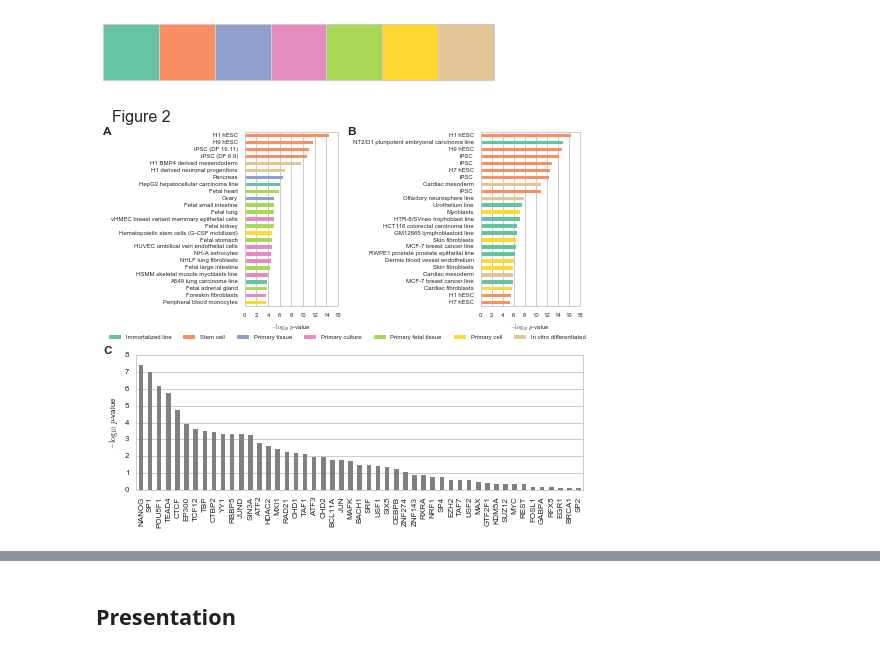
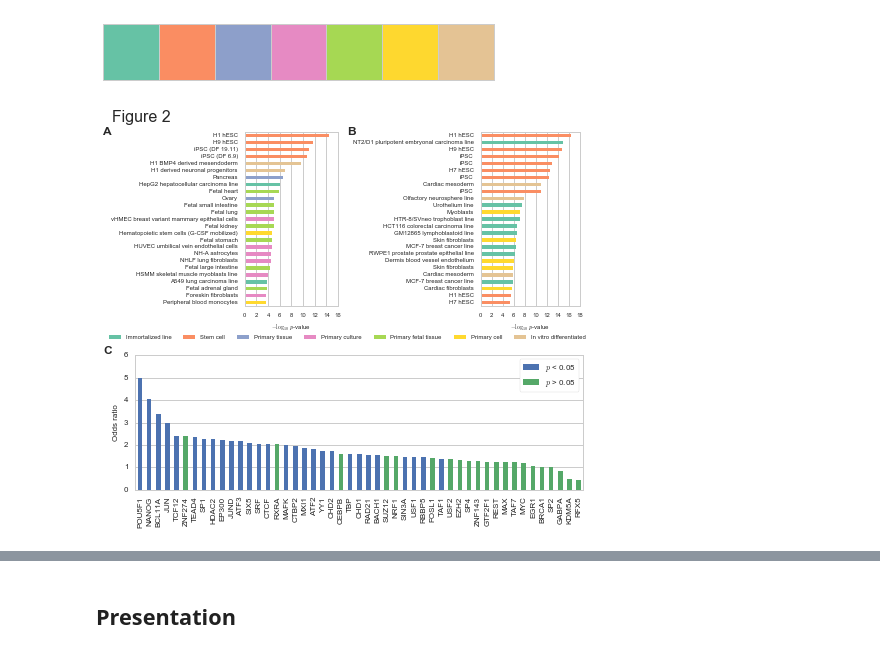
Before and after one commit to frazer-lab/cardips-ipsc-eqtl, a Jupyter notebook: notebooks/Figure. Functional Annotation.ipynb, the cells around one changed output, grey strips where cells are left out. Cells and saved outputs as stored; diff of their text form; code cells hidden in the pictures.

```diff
--- a/notebooks/Figure. Functional Annotation.ipynb
+++ b/notebooks/Figure. Functional Annotation.ipynb
@@ -144,6 +144,9 @@ name_conv = {
 }
 
 roadmap_dnase_res_f['my_name'] = [name_conv[x] for x in roadmap_dnase_res_f.name]
+# %%
+roadmap_dnase_res['my_name'] = np.nan
+roadmap_dnase_res.ix[roadmap_dnase_res_f.index, 'my_name'] = roadmap_dnase_res_f.my_name
 # %% [markdown]
 #### ENCODE
 # %%
@@ -157,7 +159,7 @@ Tested 123 samples from 78 cell types.
 Tested 9 skin fibroblast samples.
 # %%
-tdf.sort_values(by='pvalue', inplace=True)
-pos = ', '.join([str(x + 1) for x in np.where(tdf.cell_type == 'skin fibroblast')[0]])
+encode_dnase_res.sort_values(by='pvalue', inplace=True)
+pos = ', '.join([str(x + 1) for x in np.where(encode_dnase_res.cell_type == 'skin fibroblast')[0]])
 print('The skin fibroblasts were in positions {} in the list of '
       'most enriched lines.'.format(pos))
 # %% [output]
@@ -211,6 +213,9 @@ name_conv = {
 }
 
 encode_dnase_res_f['my_name'] = [name_conv[x] for x in encode_dnase_res_f.cell_type]
+# %%
+encode_dnase_res['my_name'] = np.nan
+encode_dnase_res.ix[encode_dnase_res_f.index, 'my_name'] = encode_dnase_res_f.my_name
 # %% [markdown]
 ### TF results
 
@@ -251,3 +254,5 @@ tf_res_f = tf_res[tf_res.pvalue < 0.05]
+# %%
+tf_res = tf_res.sort_values(by='odds_ratio', ascending=False)
 # %% [markdown]
 ## Paper
 # %%
@@ -315,33 +320,45 @@ for k in cdict.keys():
         labels.append(k)
     r = plt.Rectangle((0, 0), 0, 0, fc=cdict[k])
     rects.append(r)
 lgd = ax.legend(rects, labels, loc='upper center', fontsize=6, ncol=7)
 for p in lgd.get_patches():
     p.set_linewidth(0)
 
 gs.tight_layout(fig, rect=[0, 0.45, 1, 0.5])
 
 # ENCODE ChIP-seq
 gs = gridspec.GridSpec(1, 1)
 ax = fig.add_subplot(gs[0, 0])
 
-(-np.log10(tf_res.pvalue)).plot(ax=ax, kind='bar', color='grey', lw=0)
-ax.set_ylabel('$-\log_{10}$ $p$-value', fontsize=8)
+colord = {True:sns.color_palette()[0], False:sns.color_palette()[1]}
+tf_res.odds_ratio.plot(ax=ax, kind='bar', lw=0, color=[colord[x] for x in tf_res.pvalue < 0.05])
+ax.set_ylabel('Odds ratio', fontsize=8)
 ax.set_xlabel('')
 ax.grid(axis='x')
 ax.set_xticklabels(tf_res.target, fontsize=8)
 for t in ax.get_yticklabels():
     t.set_fontsize(8)
+
+# Color legend
+rects = []
+labels = ['$p$ < 0.05', '$p$ > 0.05']
+r = plt.Rectangle((0, 0), 0, 0, fc=colord[True])
+rects.append(r)
+r = plt.Rectangle((0, 0), 0, 0, fc=colord[False])
+rects.append(r)
+lgd = ax.legend(rects, labels, loc='upper right', fontsize=8, frameon=True, fancybox=True)
+for p in lgd.get_patches():
+    p.set_linewidth(0)
 gs.tight_layout(fig, rect=[0, 0, 1, 0.45])
 
 t = fig.text(0.005, 0.92, 'A', weight='bold',
              size=12)
 t = fig.text(0.5, 0.92, 'B', weight='bold',
              size=12)
 t = fig.text(0.005, 0.42, 'C', weight='bold',
              size=12)
 
 fig.savefig(os.path.join(outdir, 'functional_annotation.pdf'))
 fig.savefig(os.path.join(outdir, 'functional_annotation.png'), dpi=300)
 # %% [output]
-[figure, old version]
+[figure, new version]
```
Also changed, not shown: parts of 6 cells of this notebook, 9 other files.
